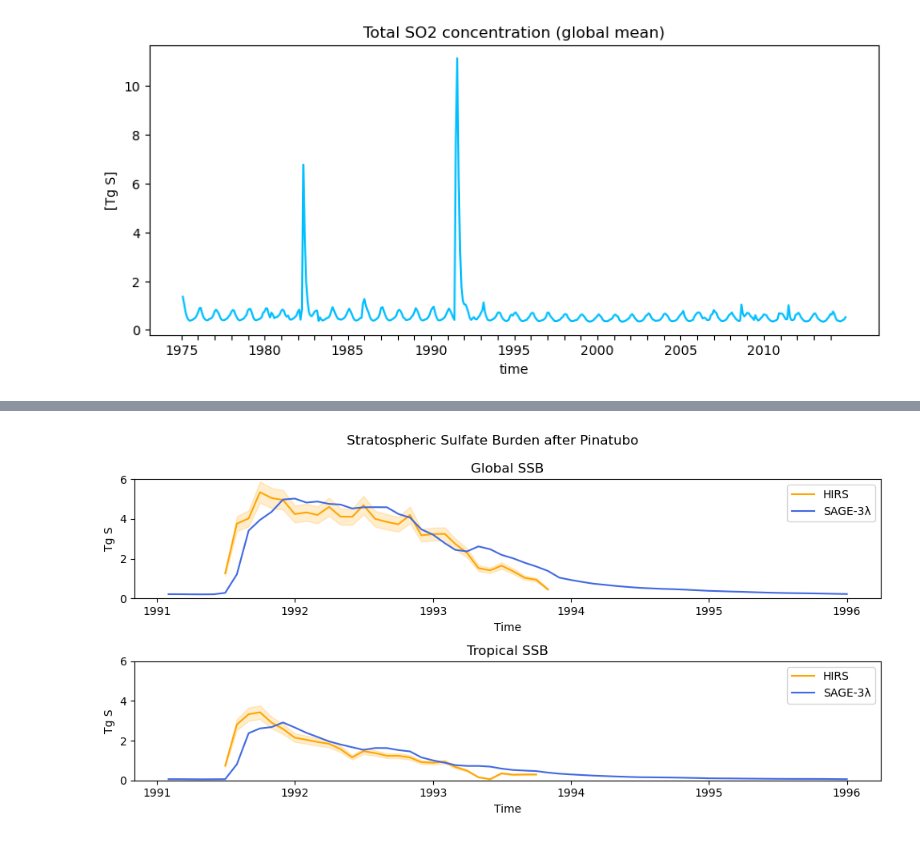
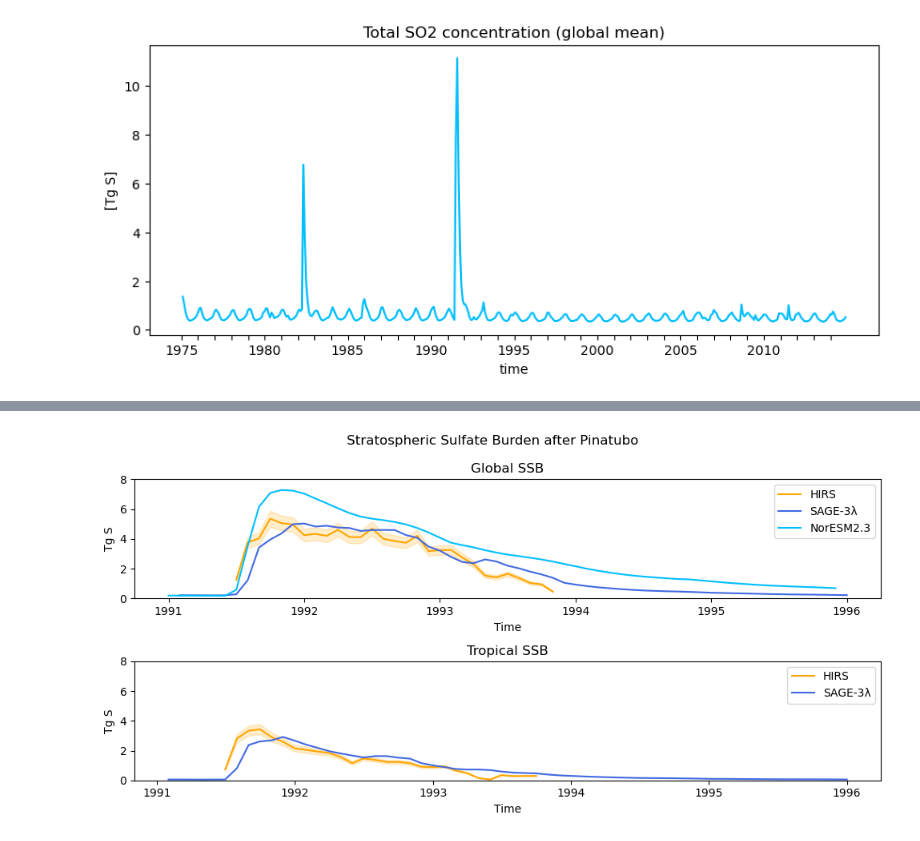
Before and after one commit to EliHHogemo/master_thesis, a Jupyter notebook: sulfur_pinatubo.ipynb, the cells around one changed output, grey strips where cells are left out. Saved outputs shown, nothing was run; the diff lists cells and outputs as text; code cells hidden in the pictures.

Commit message:
Stratosperic sulfate burden for globally is there now, tropical looks off...

```diff
--- a/sulfur_pinatubo.ipynb
+++ b/sulfur_pinatubo.ipynb
@@ -108,0 +88,16 @@ Text(0.5, 1.0, 'Total H2SO4 concentration (global mean)')
+# %%
+lat = ds["lat"]
+weighted_lat = np.cos(np.deg2rad(lat))
+mmr_so4 = ds["mmr_SULFATE"].weighted(weighted_lat).mean(dim=["lat", "lon", "lev"])
+
+
+plt.figure(figsize=(10, 4))
+mmr_so4.plot(color = "deepskyblue", label = "NorESM2.3")
+plt.ylabel("[kg/kg]")
+years = np.arange(1975, 2015)
+year_ticks = [cftime.DatetimeNoLeap(int(y), 1, 1) for y in years]
+plt.xticks(
+    year_ticks,
+    [str(y) if y % 5 == 0 else '' for y in years]
+)
+plt.title("Mass mixing ratio of Sulfate (global mean)")
@@ -108,0 +133,14 @@ Text(0.5, 1.0, 'Total H2SO4 concentration (global mean)')
+# %%
+background = so4_burden_TgS.sel(time=[t for t in so4_burden_TgS.time.values if 1985 <= t.year <= 1990]).mean(dim="time")
+so4_burd_Pinatubo = so4_burden_TgS.sel(time=[t for t in so4_burden_TgS.time.values if 1991 <= t.year <= 1995])
+so4_burden_Pinatubo = so4_burd_Pinatubo - background
+
+plt.figure(figsize=(10, 4))
+so4_burden_Pinatubo.plot(color = "deepskyblue", label = "NorESM2.3")
+years = np.arange(1991, 1997)
+year_ticks = [cftime.DatetimeNoLeap(y, 1, 1) for y in years]
+plt.xticks(
+    year_ticks
+)
+plt.ylabel("Tg S")
+plt.title("Stratospheric burden of Sulfate from Pinatubo (global mean) (-background)")
@@ -123,36 +184,40 @@ sage3l_sulf_burd.columns = dates_sage
 
 total = hirs_sulf_burd.loc["Total_burden"].astype(float)
 trop  = hirs_sulf_burd.loc["Tropical_burden"].astype(float)
 err_total = hirs_sulf_burd.loc["Total_burden_error"].astype(float)
 err_trop =  hirs_sulf_burd.loc["Tropical_burden_error"].astype(float)
 
 total_sage = sage3l_sulf_burd.loc["Global"].astype(float)
 trop_sage  = sage3l_sulf_burd.loc["Tropical"].astype(float)
+obs_time = np.array([t.year + (t.month-1)/12 for t in total_sage.index])
+obs_time_hirs = np.array([t.year + (t.month-1)/12 for t in total.index])
+time_years = np.array([t.year + (t.month-1)/12 for t in so4_burd_Pinatubo.time.values])
 
 fig, ax = plt.subplots(2, 1, figsize=(10, 5))
-ax[0].plot(total.index, total, color="orange", label="HIRS")
-ax[0].fill_between(total.index, total - err_total, total + err_total,
+ax[0].plot(obs_time_hirs, total, color="orange", label="HIRS")
+ax[0].fill_between(obs_time_hirs, total - err_total, total + err_total,
                  color="orange", alpha=0.2)
-ax[0].plot(total_sage.index, total_sage, color="royalblue", label="SAGE-3λ")
+ax[0].plot(obs_time, total_sage, color="royalblue", label="SAGE-3λ")
+ax[0].plot(time_years, so4_burd_Pinatubo, color = "deepskyblue", label = "NorESM2.3")
 ax[0].set_xlabel("Time")
 ax[0].set_ylabel("Tg S")
-ax[0].set_ylim(0,6)
+ax[0].set_ylim(0,8)
 ax[0].set_title("Global SSB")
 ax[0].legend()
 
 ax[1].plot(trop.index,  trop,  color="orange", label="HIRS")
 ax[1].fill_between(total.index, trop - err_trop, trop + err_trop,
                  color="orange", alpha=0.2)
 ax[1].plot(trop_sage.index, trop_sage, color="royalblue", label="SAGE-3λ")
 ax[1].set_xlabel("Time")
 ax[1].set_ylabel("Tg S")
-ax[1].set_ylim(0,6)
+ax[1].set_ylim(0,8)
 ax[1].set_title("Tropical SSB")
 ax[1].legend()
 
 
 fig.suptitle("Stratospheric Sulfate Burden after Pinatubo")
 plt.tight_layout()
 plt.show()
 # %% [output]
-[figure, old version]
+[figure, new version]
```
Also changed, not shown: parts of 7 cells of this notebook.
